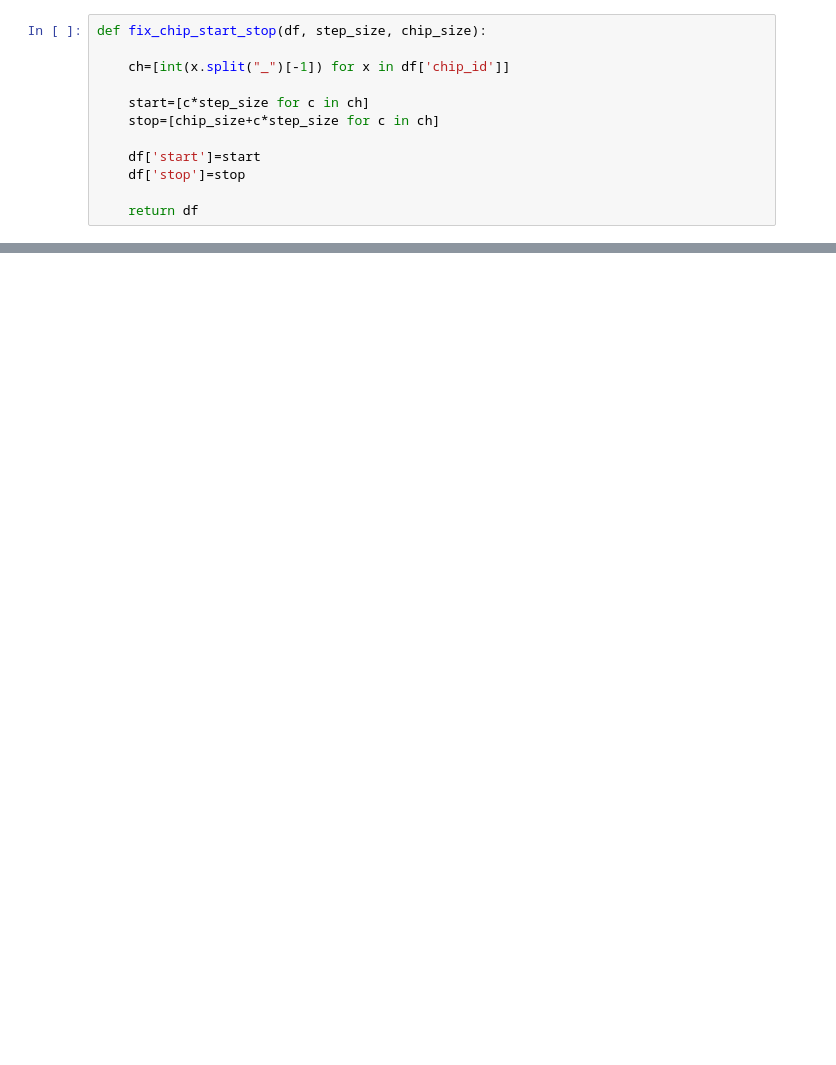
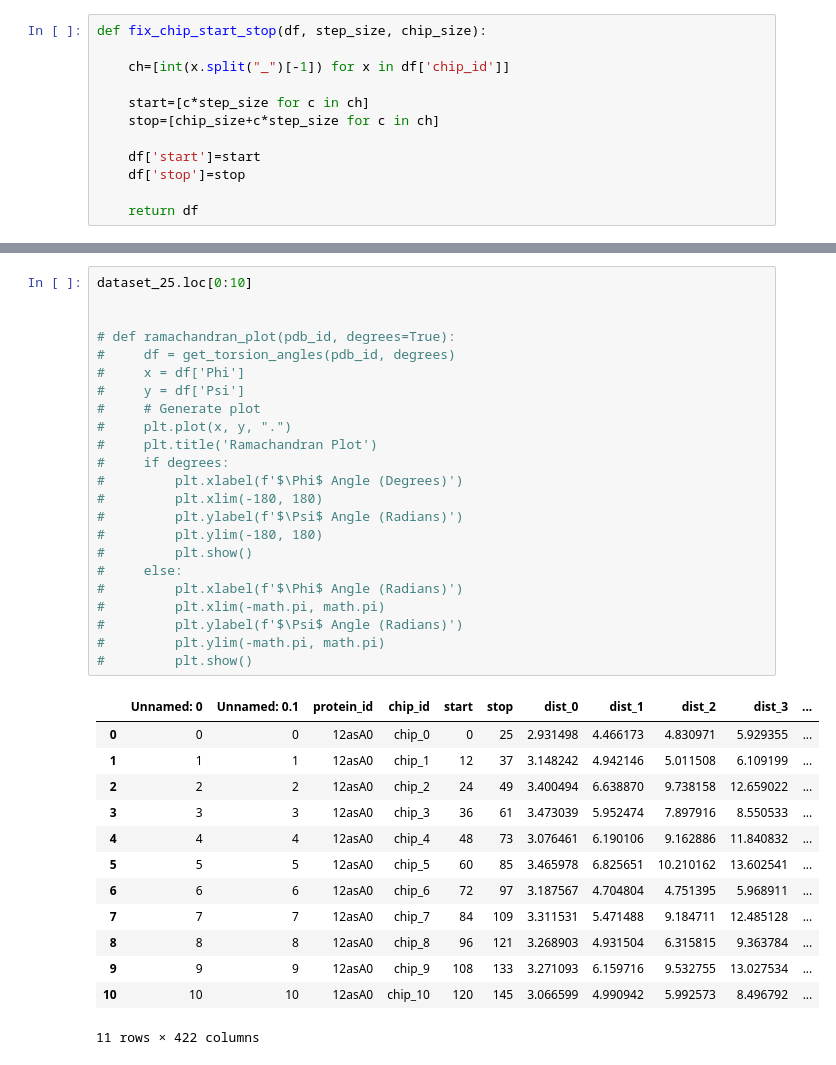
Before and after one commit to koneill1994/Protein_TDA_Analysis, a Jupyter notebook: Visualizer_prototype.ipynb, the cells around one changed output, grey strips where cells are left out. Saved outputs shown, nothing was run; the diff lists cells and outputs as text; blank space fills up the shorter version.

```diff
--- a/Visualizer_prototype.ipynb
+++ b/Visualizer_prototype.ipynb
@@ -186,0 +128,37 @@ fix_chip_start_stop(dataset_25,12,25)
+# %%
+dataset_25.loc[0:10]
+
+
+# def ramachandran_plot(pdb_id, degrees=True):
+#     df = get_torsion_angles(pdb_id, degrees)
+#     x = df['Phi']
+#     y = df['Psi']
+#     # Generate plot
+#     plt.plot(x, y, ".")
+#     plt.title('Ramachandran Plot')
+#     if degrees:
+#         plt.xlabel(f'$\Phi$ Angle (Degrees)')
+#         plt.xlim(-180, 180)
+#         plt.ylabel(f'$\Psi$ Angle (Radians)')
+#         plt.ylim(-180, 180)
+#         plt.show()
+#     else:
+#         plt.xlabel(f'$\Phi$ Angle (Radians)')
+#         plt.xlim(-math.pi, math.pi)
+#         plt.ylabel(f'$\Psi$ Angle (Radians)')
+#         plt.ylim(-math.pi, math.pi)
+#         plt.show()
+# %% [output]
+|  | Unnamed: 0 | Unnamed: 0.1 | protein_id | chip_id | start | stop | dist_0 | dist_1 | dist_2 | dist_3 | ... |
+| 0 | 0 | 0 | 12asA0 | chip_0 | 0 | 25 | 2.931498 | 4.466173 | 4.830971 | 5.929355 | ... |
+| 1 | 1 | 1 | 12asA0 | chip_1 | 12 | 37 | 3.148242 | 4.942146 | 5.011508 | 6.109199 | ... |
+| 2 | 2 | 2 | 12asA0 | chip_2 | 24 | 49 | 3.400494 | 6.638870 | 9.738158 | 12.659022 | ... |
+| 3 | 3 | 3 | 12asA0 | chip_3 | 36 | 61 | 3.473039 | 5.952474 | 7.897916 | 8.550533 | ... |
+| 4 | 4 | 4 | 12asA0 | chip_4 | 48 | 73 | 3.076461 | 6.190106 | 9.162886 | 11.840832 | ... |
+| 5 | 5 | 5 | 12asA0 | chip_5 | 60 | 85 | 3.465978 | 6.825651 | 10.210162 | 13.602541 | ... |
+| 6 | 6 | 6 | 12asA0 | chip_6 | 72 | 97 | 3.187567 | 4.704804 | 4.751395 | 5.968911 | ... |
+| 7 | 7 | 7 | 12asA0 | chip_7 | 84 | 109 | 3.311531 | 5.471488 | 9.184711 | 12.485128 | ... |
+| 8 | 8 | 8 | 12asA0 | chip_8 | 96 | 121 | 3.268903 | 4.931504 | 6.315815 | 9.363784 | ... |
+| 9 | 9 | 9 | 12asA0 | chip_9 | 108 | 133 | 3.271093 | 6.159716 | 9.532755 | 13.027534 | ... |
+| 10 | 10 | 10 | 12asA0 | chip_10 | 120 | 145 | 3.066599 | 4.990942 | 5.992573 | 8.496792 | ... |
+11 rows × 422 columns
```
Also changed, not shown: parts of 13 cells of this notebook, 2 other files.
